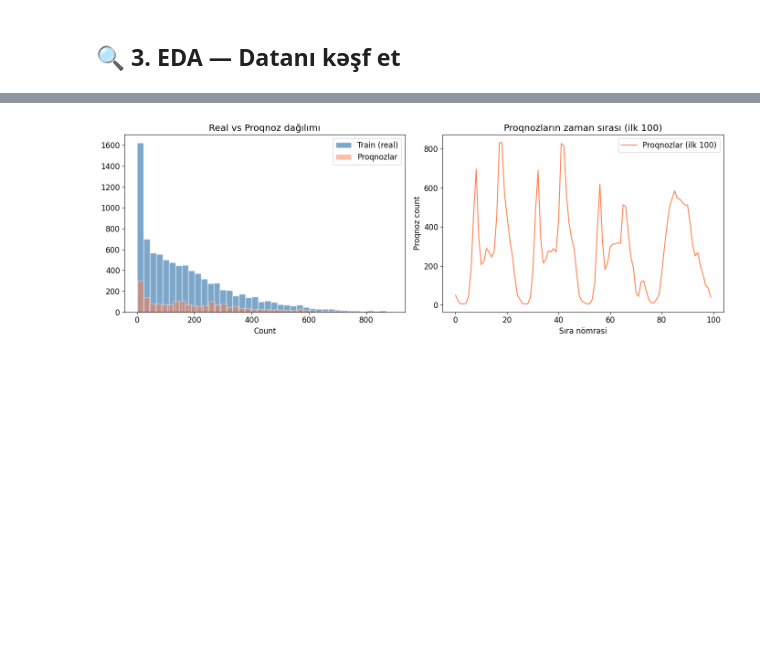
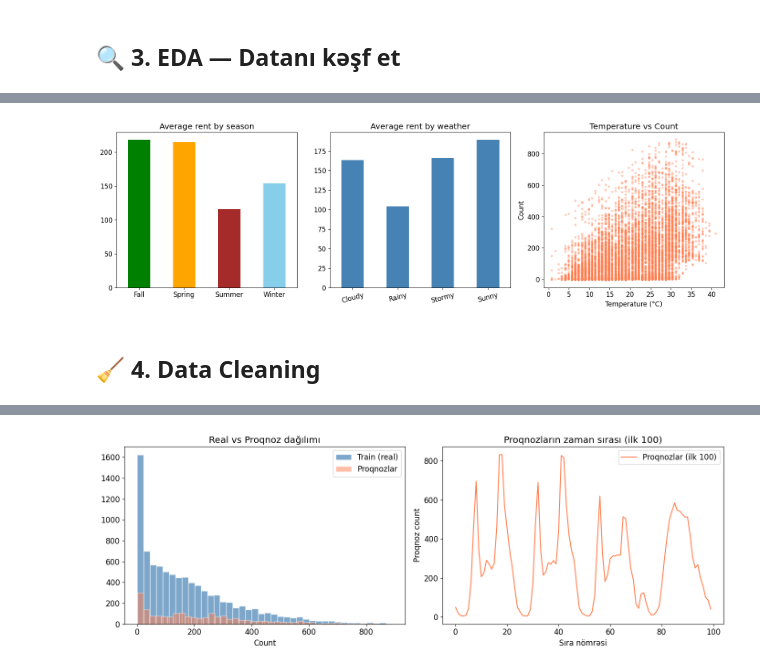
Before and after one commit to shamilnb/my_work, a Jupyter notebook: hlbt_baku_bike.ipynb, the cells around one changed output, grey strips where cells are left out. Drawn from its saved outputs; the diff is of its cells as text; code cells hidden in the pictures; blank space fills up the shorter version.

```diff
--- a/hlbt_baku_bike.ipynb
+++ b/hlbt_baku_bike.ipynb
@@ -480,0 +211,32 @@ Kaggle-a yükləmək üçün bu faylı istifadə et.
+# %%
+# Visual analysis by season, weather, day of the week
+fig, axes = plt.subplots(1, 3, figsize=(16, 5))
+
+# Season
+season_map = {1: 'Summer', 2: 'Spring', 3: 'Fall', 4: 'Winter'}
+train['season_name'] = train['season'].map(season_map)
+train.groupby('season_name')['count'].mean().plot(kind='bar', ax=axes[0],
+    color=['green','orange','brown','skyblue'], rot=0)
+axes[0].set_title('Average rent by season')
+axes[0].set_xlabel('')
+
+# Weather
+weather_map = {1: 'Sunny', 2: 'Cloudy', 3: 'Rainy', 4: 'Stormy'}
+train['weather_name'] = train['weather'].map(weather_map)
+train.groupby('weather_name')['count'].mean().plot(kind='bar', ax=axes[1],
+    color='steelblue', rot=15)
+axes[1].set_title('Average rent by weather')
+axes[1].set_xlabel('')
+
+# Temp vs Count scatter
+axes[2].scatter(train['temp'], train['count'], alpha=0.3, s=10, color='coral')
+axes[2].set_title('Temperature vs Count')
+axes[2].set_xlabel('Temperature (°C)')
+axes[2].set_ylabel('Count')
+
+plt.tight_layout()
+plt.show()
+# %% [output]
+[figure, added]
+# %% [markdown]
+## 🧹 4. Data Cleaning
```
Also changed, not shown: parts of 41 cells of this notebook.
